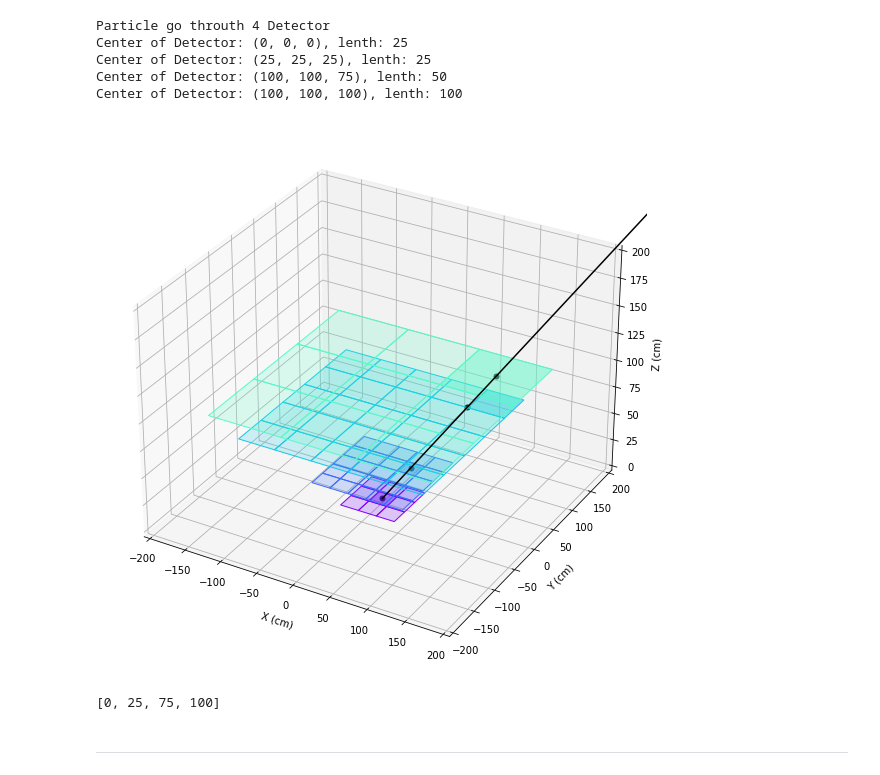
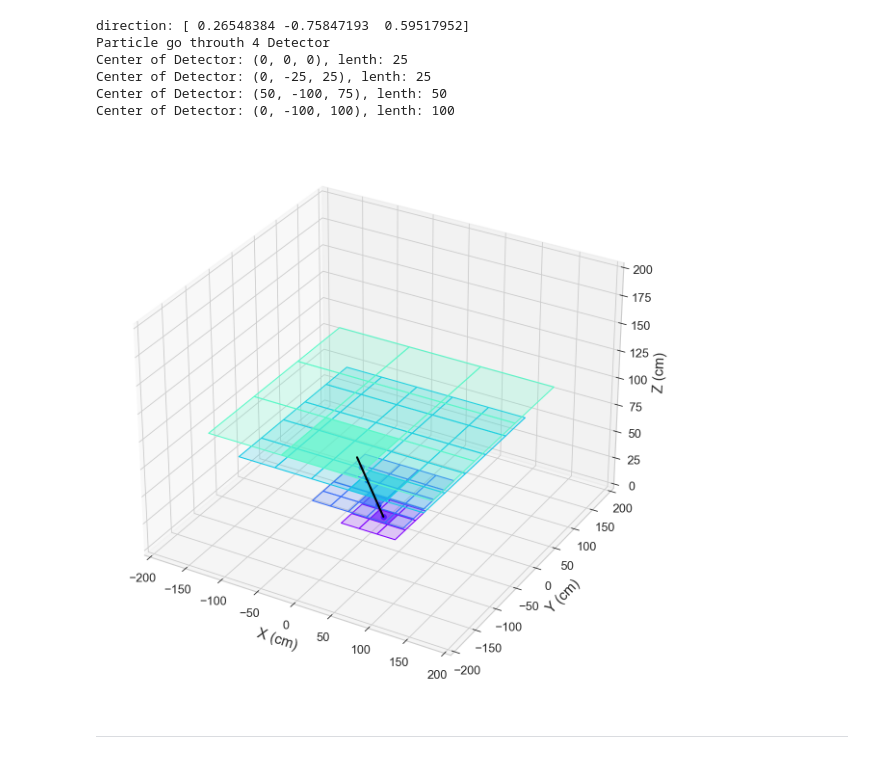
Before and after one commit to Xilicon02/FinalProject, a Jupyter notebook: main.ipynb, the cells around one changed output. Cells and saved outputs as stored; diff of their text form; code cells hidden in the pictures.

```diff
--- a/main.ipynb
+++ b/main.ipynb
@@ -10,7 +14,0 @@ from particle import Particle
-# %%
-# Detector Setting
-detectors = []
-detectors += de.Set_Detector_Module(25, 25, 0, 25)
-detectors += de.Set_Detector_Module(50, 50, 25, 25)
-detectors += de.Set_Detector_Module(100, 100, 75, 50)
-detectors += de.Set_Detector_Module(100, 100, 100, 100)
@@ -22,14 +15 @@ Total price is within budget: 2183
-# %%
-# Color Setting
-def get_rainbow_colors(n):
-    cmap = plt.cm.rainbow
-    return [cmap(i / n) for i in range(n)]
-colors = get_rainbow_colors(7)
-#colors = sns.color_palette("husl", 7).as_hex()
-z_to_color = {}
-
-def get_color_by_z(z):
-    if z not in z_to_color:
-        z_to_color[z] = colors[len(z_to_color) % len(colors)]
-    return z_to_color[z]
 # %%
@@ -55,6 +36,7 @@ plt.show()
 # %%
 # Particle Setting
-P1 = Particle(direction=[1, 1, 1])
+P1 = Particle()
+print(f"direction: {P1.direction}")
 
 hit_detectors = [d for d in detectors if d.is_hit(P1)]
 
@@ -62,38 +44,36 @@ print(f"Particle go throuth {len(hit_detectors)} Detector")
 for d in hit_detectors:
     print(f"Center of Detector: {d.position}, lenth: {d.size}")
 # %% [output]
+direction: [ 0.26548384 -0.75847193  0.59517952]
 Particle go throuth 4 Detector
 Center of Detector: (0, 0, 0), lenth: 25
-Center of Detector: (25, 25, 25), lenth: 25
-Center of Detector: (100, 100, 75), lenth: 50
-Center of Detector: (100, 100, 100), lenth: 100
+Center of Detector: (0, -25, 25), lenth: 25
+Center of Detector: (50, -100, 75), lenth: 50
+Center of Detector: (0, -100, 100), lenth: 100
 # %%
 # Draw detectors and particle track
 fig = plt.figure(1, figsize=(10, 10))
 ax = fig.add_subplot(111, projection='3d')
+configure_plot(ax)
 
 for d in detectors:
     z = d.position[2]
     color = get_color_by_z(z)
     if d in hit_detectors:
         pass
     else:
         d.plot(ax, color=color)
 
+
 for d in hit_detectors:
     z = d.position[2]
     color = get_color_by_z(z)
     d.plot(ax, color=color)
     d.interaction_point(ax, P1)
 
-ax.set_xlim(-200, 200)
-ax.set_ylim(-200, 200)
-ax.set_zlim(0, 200)
-ax.set_xlabel('X (cm)')
-ax.set_ylabel('Y (cm)')
-ax.set_zlabel('Z (cm)')
+Final_Point = P1.position_t(200)
 # set high zorder value to make the track line drawn on top of all Detector Module
-ax.plot([P1.position[0], P1.position_t(1000)[0]], [P1.position[1],P1.position_t(1000)[1]],[P1.position[2],P1.position_t(1000)[2]], color="black", zorder=100)
+ax.plot([P1.position[0], Final_Point[0]], [P1.position[1],Final_Point[1]],[P1.position[2],Final_Point[2]], color="black", zorder=999)
 plt.show()
 # %% [output]
-[figure, old version]
+[figure, new version]
@@ -112,22 +79,0 @@ save_detector(detectors, P1)
-# %%
-# Save Truth Particle Track in CSV
-def save_particle(particle, z_layers, filename='particle.csv'):
-    with open(filename, mode='w', newline='') as csvfile:
-        writer = csv.writer(csvfile)
-        writer.writerow(["x", "y", "z"])
-
-        pos0 = particle.position
-        dir = particle.direction
-
-        for z in z_layers:
-            t = (z - pos0[2]) / dir[2]
-            point = pos0 + t * dir
-            writer.writerow(point)
-
-z_layers = sorted(set(d.position[2] for d in detectors))
-# check
-print(z_layers)
-
-save_particle(P1, z_layers)
-# %% [output]
-[0, 25, 75, 100]
```
Also changed, not shown: parts of 19 cells of this notebook, 8 other files.
